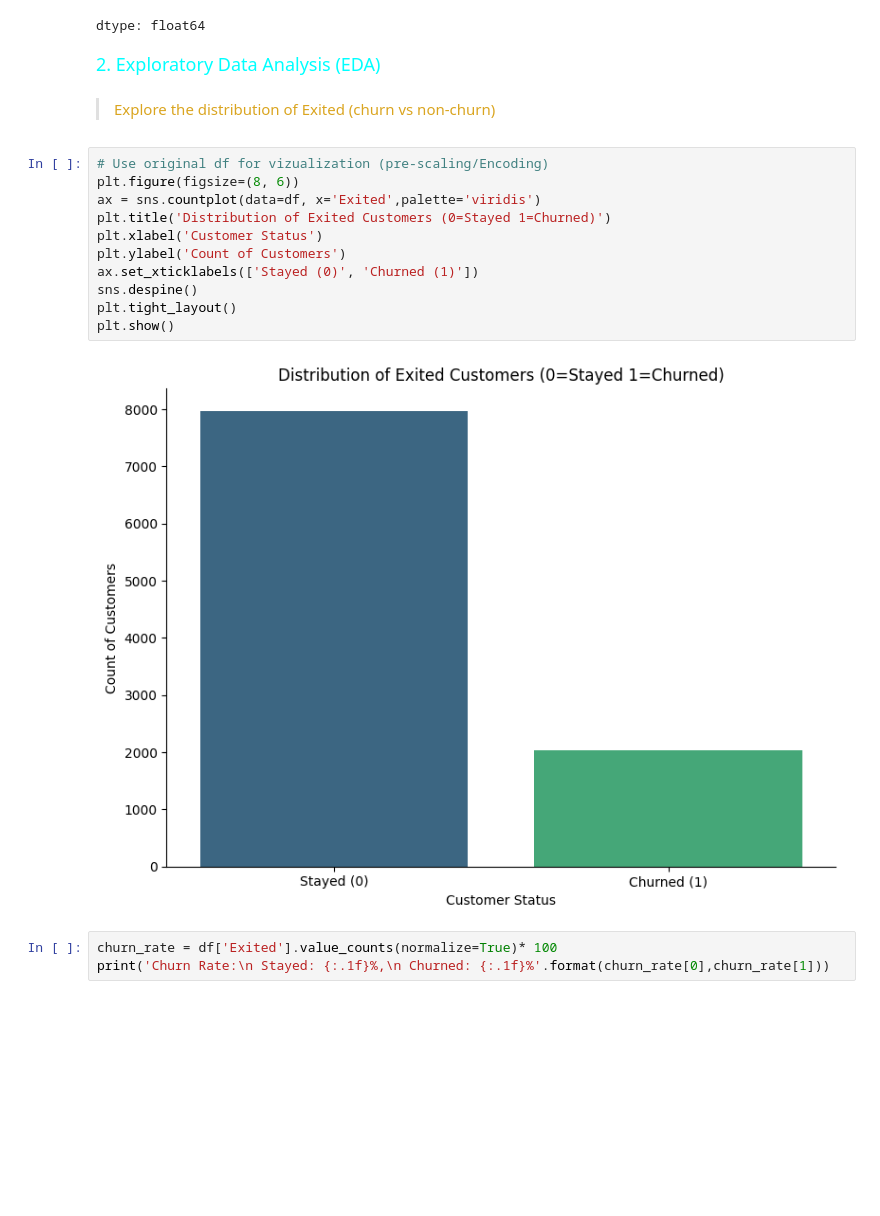
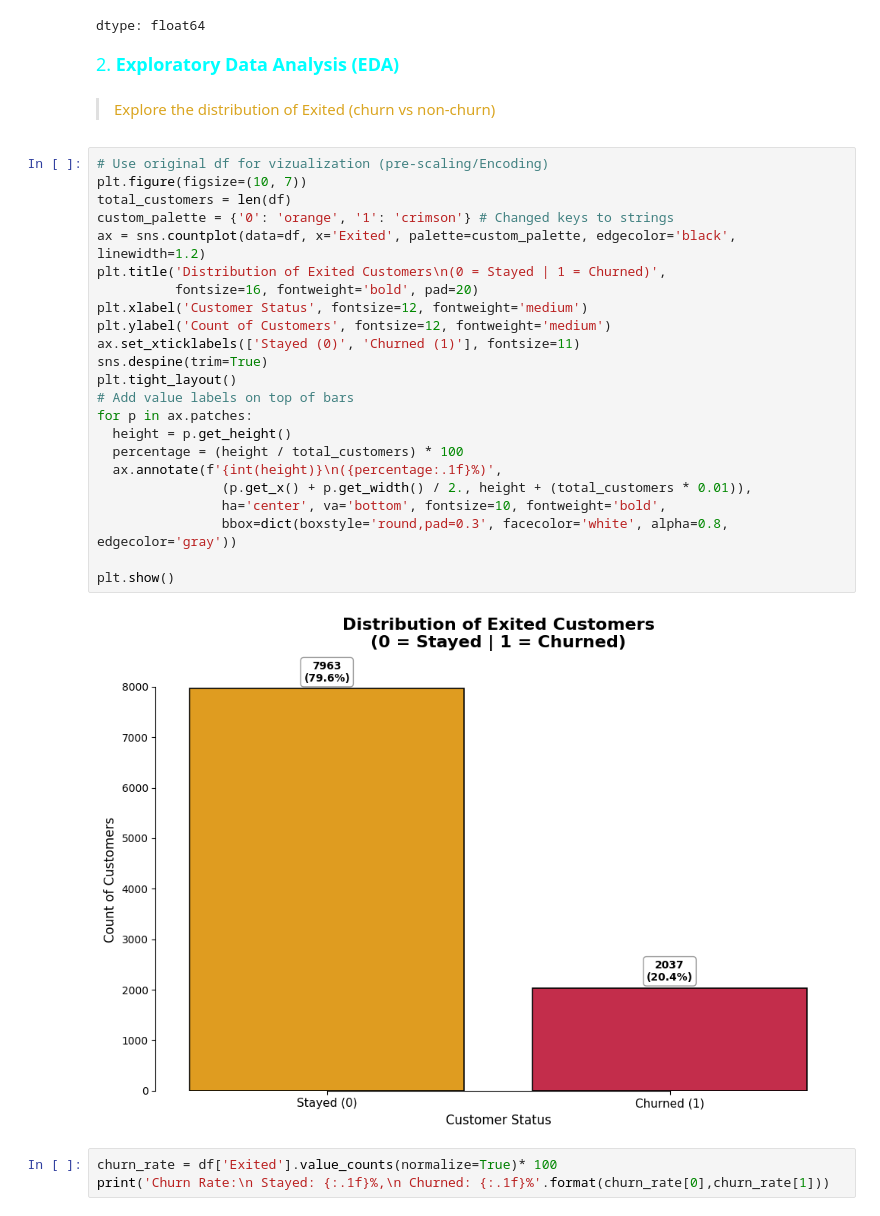
Before and after one commit to Kanakbaghel/Bank_Customer_Churn_Analysis, a Jupyter notebook: Copy of Netflix_EDA.ipynb, the cells around one changed output. Drawn from its saved outputs; the diff is of its cells as text; blank space fills up the shorter version.

```diff
--- a/Copy of Netflix_EDA.ipynb
+++ b/Copy of Netflix_EDA.ipynb
@@ -355,23 +356,35 @@ Scaled Std (should be ~1):
 | EstimatedSalary | 1.00005 |
 dtype: float64
 # %% [markdown]
-<font size=4 color=cyan>2. Exploratory Data Analysis (EDA)
+<font size=4 color=cyan>2. **Exploratory Data Analysis (EDA)**
 # %% [markdown]
 
 ><font color=goldenrod> Explore the distribution of Exited (churn vs non-churn)
 # %%
 # Use original df for vizualization (pre-scaling/Encoding)
-plt.figure(figsize=(8, 6))
-ax = sns.countplot(data=df, x='Exited',palette='viridis')
-plt.title('Distribution of Exited Customers (0=Stayed 1=Churned)')
-plt.xlabel('Customer Status')
-plt.ylabel('Count of Customers')
-ax.set_xticklabels(['Stayed (0)', 'Churned (1)'])
-sns.despine()
+plt.figure(figsize=(10, 7))
+total_customers = len(df)
+custom_palette = {'0': 'orange', '1': 'crimson'} # Changed keys to strings
+ax = sns.countplot(data=df, x='Exited', palette=custom_palette, edgecolor='black', linewidth=1.2)
+plt.title('Distribution of Exited Customers\n(0 = Stayed | 1 = Churned)',
+          fontsize=16, fontweight='bold', pad=20)
+plt.xlabel('Customer Status', fontsize=12, fontweight='medium')
+plt.ylabel('Count of Customers', fontsize=12, fontweight='medium')
+ax.set_xticklabels(['Stayed (0)', 'Churned (1)'], fontsize=11)
+sns.despine(trim=True)
 plt.tight_layout()
+# Add value labels on top of bars
+for p in ax.patches:
+  height = p.get_height()
+  percentage = (height / total_customers) * 100
+  ax.annotate(f'{int(height)}\n({percentage:.1f}%)',
+                (p.get_x() + p.get_width() / 2., height + (total_customers * 0.01)),
+                ha='center', va='bottom', fontsize=10, fontweight='bold',
+                bbox=dict(boxstyle='round,pad=0.3', facecolor='white', alpha=0.8, edgecolor='gray'))
+
 plt.show()
 # %% [output]
-[figure, old version]
+[figure, new version]
 # %%
 churn_rate = df['Exited'].value_counts(normalize=True)* 100
 print('Churn Rate:\n Stayed: {:.1f}%,\n Churned: {:.1f}%'.format(churn_rate[0],churn_rate[1]))
```
Also changed, not shown: parts of 37 cells of this notebook.
